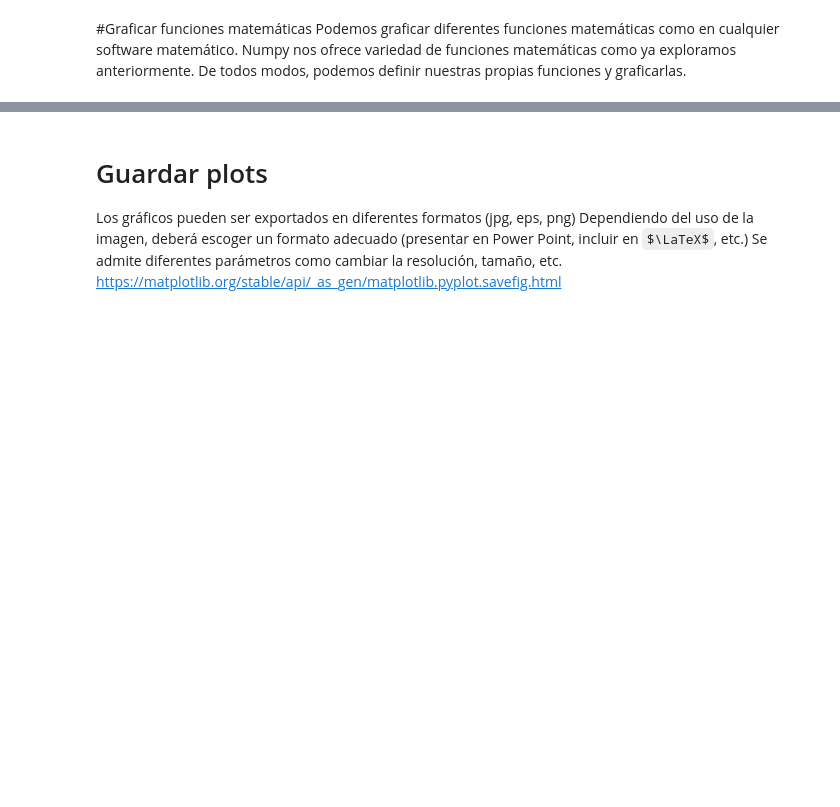
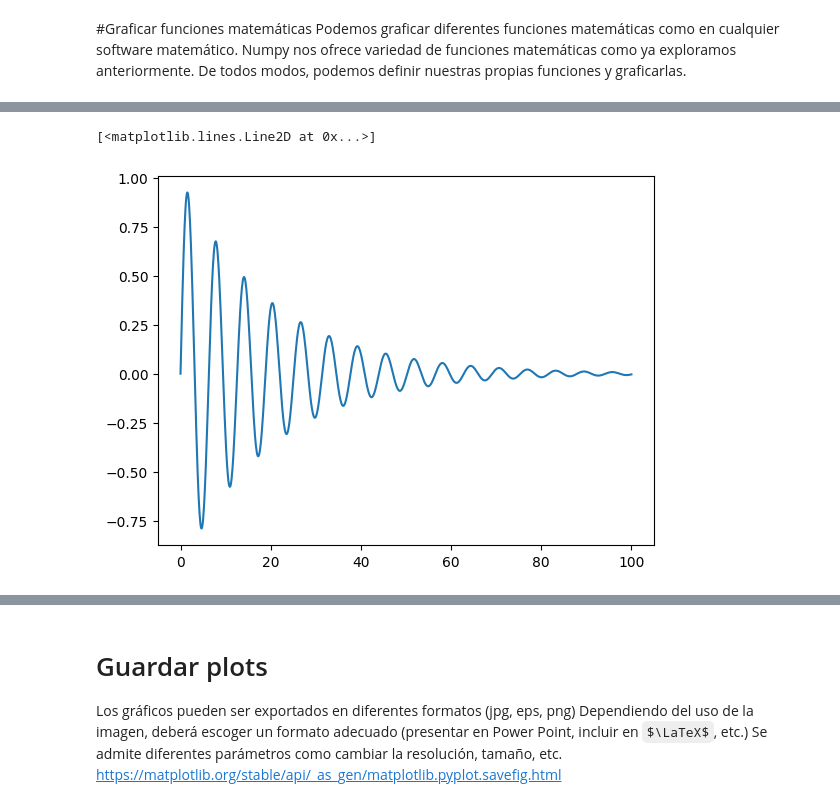
Before and after one commit to mirellac17/PCM_python, a Jupyter notebook: Copia_de_matplotlib_PCM.ipynb, the cells around one changed output, grey strips where cells are left out. Drawn from its saved outputs; the diff is of its cells as text; code cells hidden in the pictures; some formulas as TeX source; blank space fills up the shorter version.

```diff
--- a/Copia_de_matplotlib_PCM.ipynb
+++ b/Copia_de_matplotlib_PCM.ipynb
@@ -10,3 +21,9 @@ Podemos graficar diferentes funciones matemáticas como en cualquier software ma
 # %%
 #intente con una función matemática cualquiera y explore los resultados
 #tenga cuidado que la función esté correctamente definida
+
+z = np.sin(x)*np.exp(-0.05*x)
+plt.plot(x,z)
+# %% [output]
+[<matplotlib.lines.Line2D at 0x...>]
+[figure, added]
```
Also changed, not shown: parts of 13 cells of this notebook.
